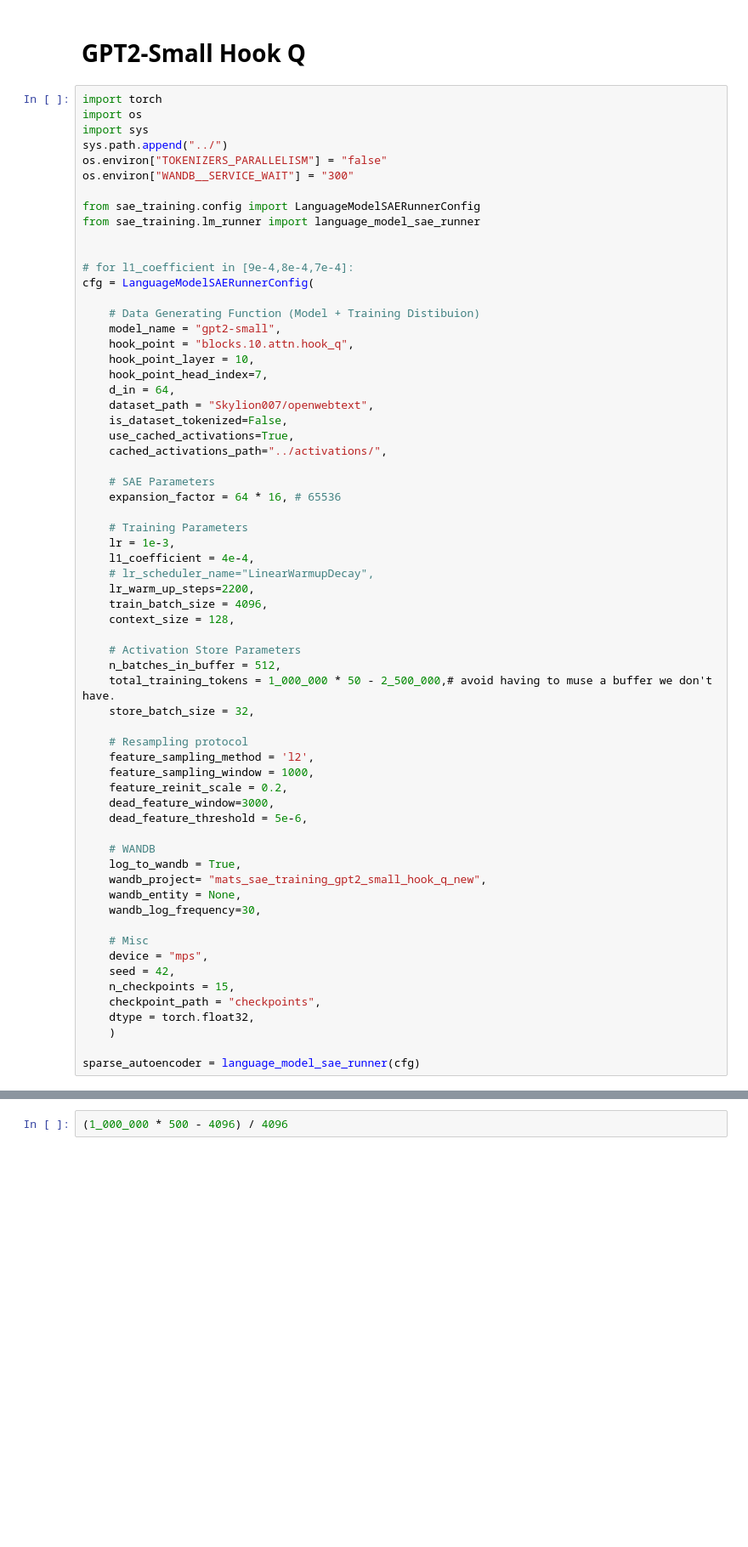
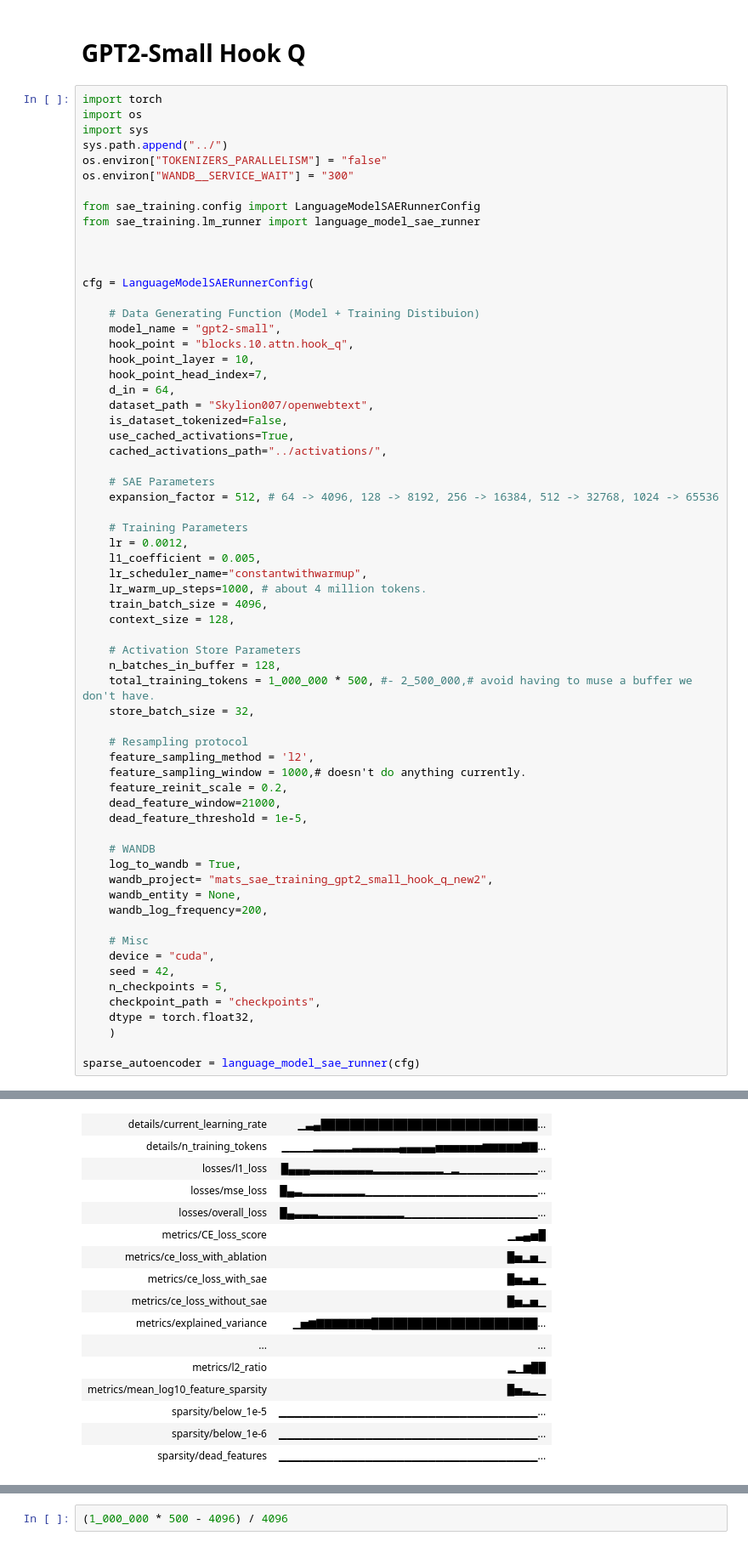
Before and after one commit to jbloomAus/SAELens, a Jupyter notebook: research/run.ipynb, the cells around one changed output, grey strips where cells are left out. Shown at 85% size. Drawn from its saved outputs; the diff is of its cells as text; blank space fills up the shorter version.

```diff
--- a/research/run.ipynb
+++ b/research/run.ipynb
@@ -130,7 +185,7 @@ from sae_training.config import LanguageModelSAERunnerConfig
 from sae_training.lm_runner import language_model_sae_runner
 
 
-# for l1_coefficient in [9e-4,8e-4,7e-4]:
+
 cfg = LanguageModelSAERunnerConfig(
 
     # Data Generating Function (Model + Training Distibuion)
@@ -145,38 +200,38 @@ cfg = LanguageModelSAERunnerConfig(
     cached_activations_path="../activations/",
 
     # SAE Parameters
-    expansion_factor = 64 * 16, # 65536
+    expansion_factor = 512, # 64 -> 4096, 128 -> 8192, 256 -> 16384, 512 -> 32768, 1024 -> 65536
 
     # Training Parameters
-    lr = 1e-3,
-    l1_coefficient = 4e-4,
-    # lr_scheduler_name="LinearWarmupDecay",
-    lr_warm_up_steps=2200,
+    lr = 0.0012,
+    l1_coefficient = 0.005,
+    lr_scheduler_name="constantwithwarmup",
+    lr_warm_up_steps=1000, # about 4 million tokens.
     train_batch_size = 4096,
     context_size = 128,
 
     # Activation Store Parameters
-    n_batches_in_buffer = 512,
-    total_training_tokens = 1_000_000 * 50 - 2_500_000,# avoid having to muse a buffer we don't have.
+    n_batches_in_buffer = 128,
+    total_training_tokens = 1_000_000 * 500, #- 2_500_000,# avoid having to muse a buffer we don't have.
     store_batch_size = 32,
 
     # Resampling protocol
     feature_sampling_method = 'l2',
-    feature_sampling_window = 1000,
+    feature_sampling_window = 1000,# doesn't do anything currently.
     feature_reinit_scale = 0.2,
-    dead_feature_window=3000,
-    dead_feature_threshold = 5e-6,
+    dead_feature_window=21000,
+    dead_feature_threshold = 1e-5,
 
     # WANDB
     log_to_wandb = True,
-    wandb_project= "mats_sae_training_gpt2_small_hook_q_new",
+    wandb_project= "mats_sae_training_gpt2_small_hook_q_new2",
     wandb_entity = None,
-    wandb_log_frequency=30,
+    wandb_log_frequency=200,
 
     # Misc
-    device = "mps",
+    device = "cuda",
     seed = 42,
-    n_checkpoints = 15,
+    n_checkpoints = 5,
     checkpoint_path = "checkpoints",
     dtype = torch.float32,
     )
@@ -196,0 +253,16 @@ Tracking run with wandb version 0.16.1
+| details/current_learning_rate | ▁▃▄██████████████████████████████... |
+| details/n_training_tokens | ▁▁▁▁▂▂▂▂▂▃▃▃▃▃▃▄▄▄▄▄▅▅▅▅▅▅▆▆▆▆▆▇▇... |
+| losses/l1_loss | █▄▄▄▃▃▃▃▃▃▃▃▂▂▂▂▂▂▂▂▂▁▂▁▁▁▁▁▁▁▁▁▁... |
+| losses/mse_loss | █▄▃▂▂▂▂▂▂▂▂▁▁▁▁▁▁▁▁▁▁▁▁▁▁▁▁▁▁▁▁▁▁... |
+| losses/overall_loss | █▄▃▃▃▂▂▂▂▂▂▂▂▂▂▂▁▁▁▁▁▁▁▁▁▁▁▁▁▁▁▁▁... |
+| metrics/CE_loss_score | ▁▃▄▅█ |
+| metrics/ce_loss_with_ablation | █▅▂▅▁ |
+| metrics/ce_loss_with_sae | █▅▃▅▁ |
+| metrics/ce_loss_without_sae | █▅▂▅▁ |
+| metrics/explained_variance | ▁▅▆▇▇▇▇▇▇▇███████████████████████... |
+| ... | ... |
+| metrics/l2_ratio | ▂▁▆██ |
+| metrics/mean_log10_feature_sparsity | █▅▃▂▁ |
+| sparsity/below_1e-5 | ▁▁▁▁▁▁▁▁▁▁▁▁▁▁▁▁▁▁▁▁▁▁▁▁▁▁▁▁▁▁▁▁▁... |
+| sparsity/below_1e-6 | ▁▁▁▁▁▁▁▁▁▁▁▁▁▁▁▁▁▁▁▁▁▁▁▁▁▁▁▁▁▁▁▁▁... |
+| sparsity/dead_features | ▁▁▁▁▁▁▁▁▁▁▁▁▁▁▁▁▁▁▁▁▁▁▁▁▁▁▁▁▁▁▁▁▁... |
```
Also changed, not shown: parts of 4 cells of this notebook.
